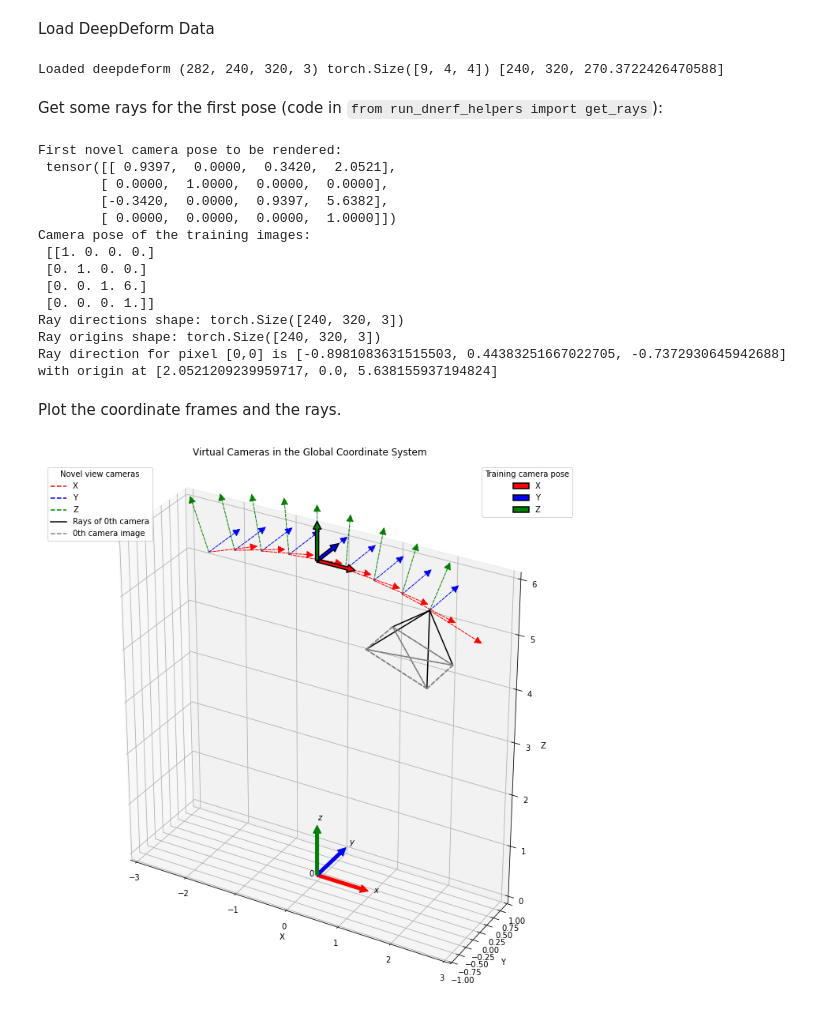
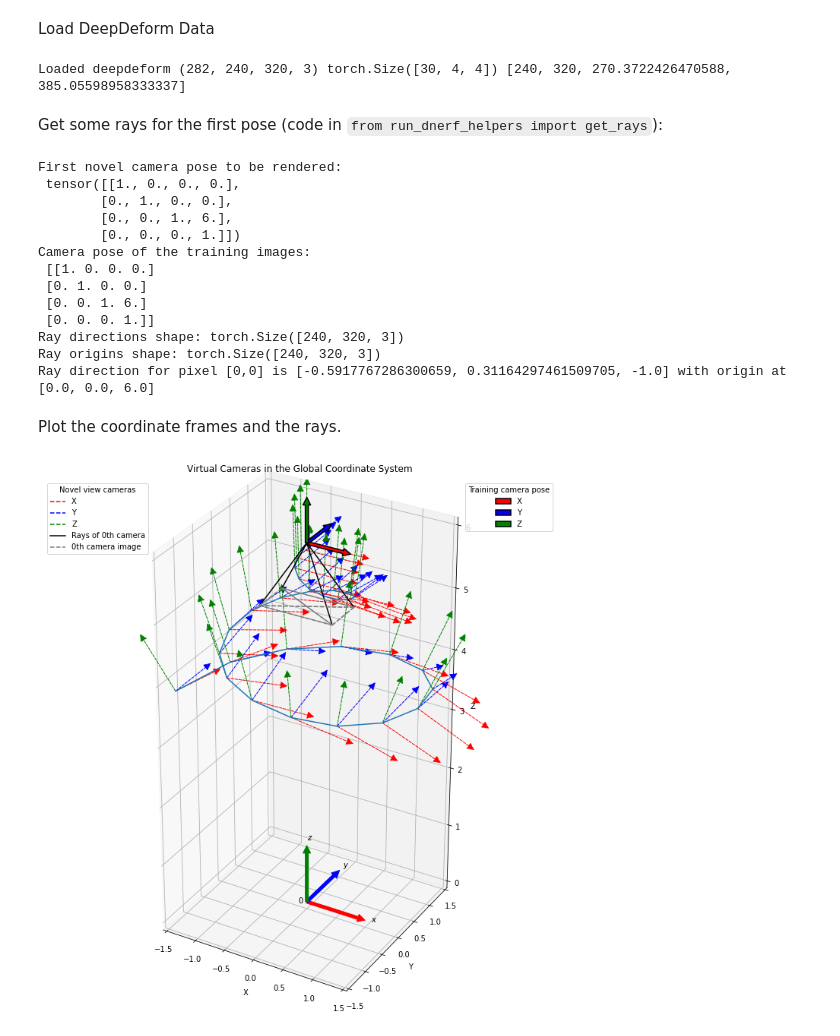
Before and after one commit to philippwulff/DGD-NeRF, a Jupyter notebook: eda_virtual_camera.ipynb, the cells around one changed output. Saved outputs shown, nothing was run; the diff lists cells and outputs as text; code cells hidden in the pictures.

Commit message:
added spiral render poses

```diff
--- a/eda_virtual_camera.ipynb
+++ b/eda_virtual_camera.ipynb
@@ -33,11 +38,12 @@ class Arrow3D(FancyArrowPatch):
 Load DeepDeform Data
 # %%
 scene_name = "office"
+render_pose_type = "spiral"
 
-images, depth_maps, poses, times, render_poses, render_times, hwf, i_split = load_deepdeform_data(f"./data/{scene_name}", True, 1)
-print('Loaded deepdeform', images.shape, render_poses.shape, hwf)
+images, depth_maps, poses, times, render_poses, render_times, hwff, i_split = load_deepdeform_data(f"./data/{scene_name}", True, 1, render_pose_type=render_pose_type)
+print('Loaded deepdeform', images.shape, render_poses.shape, hwff)
 # %% [output]
-Loaded deepdeform (282, 240, 320, 3) torch.Size([9, 4, 4]) [240, 320, 270.3722426470588]
+Loaded deepdeform (282, 240, 320, 3) torch.Size([30, 4, 4]) [240, 320, 270.3722426470588, 385.05598958333337]
 # %% [markdown]
 Get some rays for the first pose (code in `from run_dnerf_helpers import get_rays`):
 # %%
@@ -48,7 +54,7 @@ print("Camera pose of the training images:\n", poses[0])
 # Implemented in get_rays(H, W, focal, c2w) function
 
 c2w = render_pose[:3]
-H, W, focal = hwf
+H, W, focal_x, focal_y = hwff
 
 # Create coordinates for each pixel in the camera coordinate system
 i, j = torch.meshgrid(torch.linspace(0, W-1, W), torch.linspace(0, H-1, H))  # pytorch's meshgrid has indexing='ij'     # shape [240, 320], [240, 320]
@@ -56,7 +62,7 @@ i = i.t()           # pixel coordinates in X-dir
 j = j.t()           # in Y-dir
 # The ray directions in the camera coordinate system.
 # Center the X- and Y-coordinates to the image center and scale by focal length. The rays go in the negative Z direction.
-dirs = torch.stack([(i-W*.5)/focal, -(j-H*.5)/focal, -torch.ones_like(i)], -1)                                          # shape [240, 320, 3]
+dirs = torch.stack([(i-W*.5)/focal_x, -(j-H*.5)/focal_y, -torch.ones_like(i)], -1)                                          # shape [240, 320, 3]
 
 # Rotate ray directions from camera frame to the world frame
 rays_d = torch.sum(dirs[..., np.newaxis, :] * c2w[:3,:3], -1)  # dot product, equals to: [c2w.dot(dir) for dir in dirs]
@@ -68,10 +74,10 @@ print("Ray origins shape:", rays_o.shape)
 print("Ray direction for pixel [0,0] is", rays_d[0,0].tolist(), "with origin at", rays_o[0,0].tolist())
 # %% [output]
 First novel camera pose to be rendered:
- tensor([[ 0.9397,  0.0000,  0.3420,  2.0521],
-        [ 0.0000,  1.0000,  0.0000,  0.0000],
-        [-0.3420,  0.0000,  0.9397,  5.6382],
-        [ 0.0000,  0.0000,  0.0000,  1.0000]])
+ tensor([[1., 0., 0., 0.],
+        [0., 1., 0., 0.],
+        [0., 0., 1., 6.],
+        [0., 0., 0., 1.]])
 Camera pose of the training images:
  [[1. 0. 0. 0.]
  [0. 1. 0. 0.]
@@ -79,15 +85,18 @@ Camera pose of the training images:
  [0. 0. 0. 1.]]
 Ray directions shape: torch.Size([240, 320, 3])
 Ray origins shape: torch.Size([240, 320, 3])
-Ray direction for pixel [0,0] is [-0.8981083631515503, 0.44383251667022705, -0.7372930645942688] with origin at [2.0521209239959717, 0.0, 5.638155937194824]
+Ray direction for pixel [0,0] is [-0.5917767286300659, 0.31164297461509705, -1.0] with origin at [0.0, 0.0, 6.0]
 # %% [markdown]
 Plot the coordinate frames and the rays.
 # %%
 fig = plt.figure(figsize=(10, 10))
 ax1 = fig.add_subplot(111, projection='3d')
 
-xlim = [-3, 3]
-ylim = [-1, 1]
+# xlim = [-3, 3]
+# ylim = [-1, 1]
+# zlim = [0, 6]
+xlim = [-1.5, 1.5]
+ylim = [-1.5, 1.5]
 zlim = [0, 6]
 ax1.set_xlabel('X')
 ax1.set_xlim(*xlim)
@@ -121,7 +130,7 @@ def draw_transformed(c2w, ax, axes_len=1.0, edgecolor=None, **kwargs):
     arrx = ax.add_artist(Arrow3D([new_o[0], new_x[0]], [new_o[1], new_x[1]], [new_o[2], new_x[2]], **arrow_prop_dict, facecolor='r', edgecolor=edgecolor if edgecolor else "r"))
     arry = ax.add_artist(Arrow3D([new_o[0], new_y[0]], [new_o[1], new_y[1]], [new_o[2], new_y[2]], **arrow_prop_dict, facecolor='b', edgecolor=edgecolor if edgecolor else "b"))
     arrz = ax.add_artist(Arrow3D([new_o[0], new_z[0]], [new_o[1], new_z[1]], [new_o[2], new_z[2]], **arrow_prop_dict, facecolor='g', edgecolor=edgecolor if edgecolor else "g"))
-    return arrx, arry, arrz
+    return arrx, arry, arrz, new_o
 
 def draw_cam(rays_o, rays_d, ax):
     H, W, _ = rays_d.shape
@@ -136,35 +145,38 @@ def draw_cam(rays_o, rays_d, ax):
         ax.plot([o[0], p[0]], [o[1], p[1]], [o[2], p[2]], color="black")
         ps.append(p)
     # plot camera frame
     for p1, p2 in list(itertools.permutations(ps, 2)):
         ax.plot([p1[0], p2[0]], [p1[1], p2[1]], [p1[2], p2[2]], color="grey", ls="--")
 
 # Draw novel camera coordinate frames
-for pose in render_poses[:14:]:
-    rcx, rcy, rcz = draw_transformed(pose, ax1, linestyle="--")
+new_os = []
+for pose in render_poses[::]:
+    rcx, rcy, rcz, new_o = draw_transformed(pose, ax1, linestyle="--")
+    new_os.append(new_o)
+ax1.plot([n[0] for n in new_os], [n[1] for n in new_os], [n[2] for n in new_os])
 
 # Draw the training camera coordinate frame
-tcx, tcy, tcz = draw_transformed(poses[0], ax1, arrowstyle='simple', axes_len=0.7, linewidth=1.5, mutation_scale=20, edgecolor="black")
+tcx, tcy, tcz, _ = draw_transformed(poses[0], ax1, arrowstyle='simple', axes_len=0.7, linewidth=1.5, mutation_scale=20, edgecolor="black")
 
 lgnd1 = plt.legend(handles=[tcx, tcy, tcz],
            labels=["X", "Y", "Z"],
            title="Training camera pose", loc=1)
 plt.legend(handles=[Line2D([0], [0], color='r', ls="--"),
                     Line2D([0], [0], color='b', ls="--"),
                     Line2D([0], [0], color='g', ls="--"),
                     Line2D([0], [0], color='black', ls="-"),
                     Line2D([0], [0], color='grey', ls="--")],
            labels=["X", "Y", "Z", "Rays of 0th camera", "0th camera image"],
            title="Novel view cameras", loc=2)
 plt.gca().add_artist(lgnd1)
 
 
 draw_cam(rays_o, rays_d, ax1)       # rays_o and rays_d are already in world-coordinates
 
 fig.suptitle("Virtual Cameras in the Global Coordinate System", )
 fig.tight_layout()
 
 plt.show()
 # %% [output]
-[figure, old version]
+[figure, new version]
 # %% [markdown]
```
Also changed, not shown: parts of 4 cells of this notebook, 4 other files.
